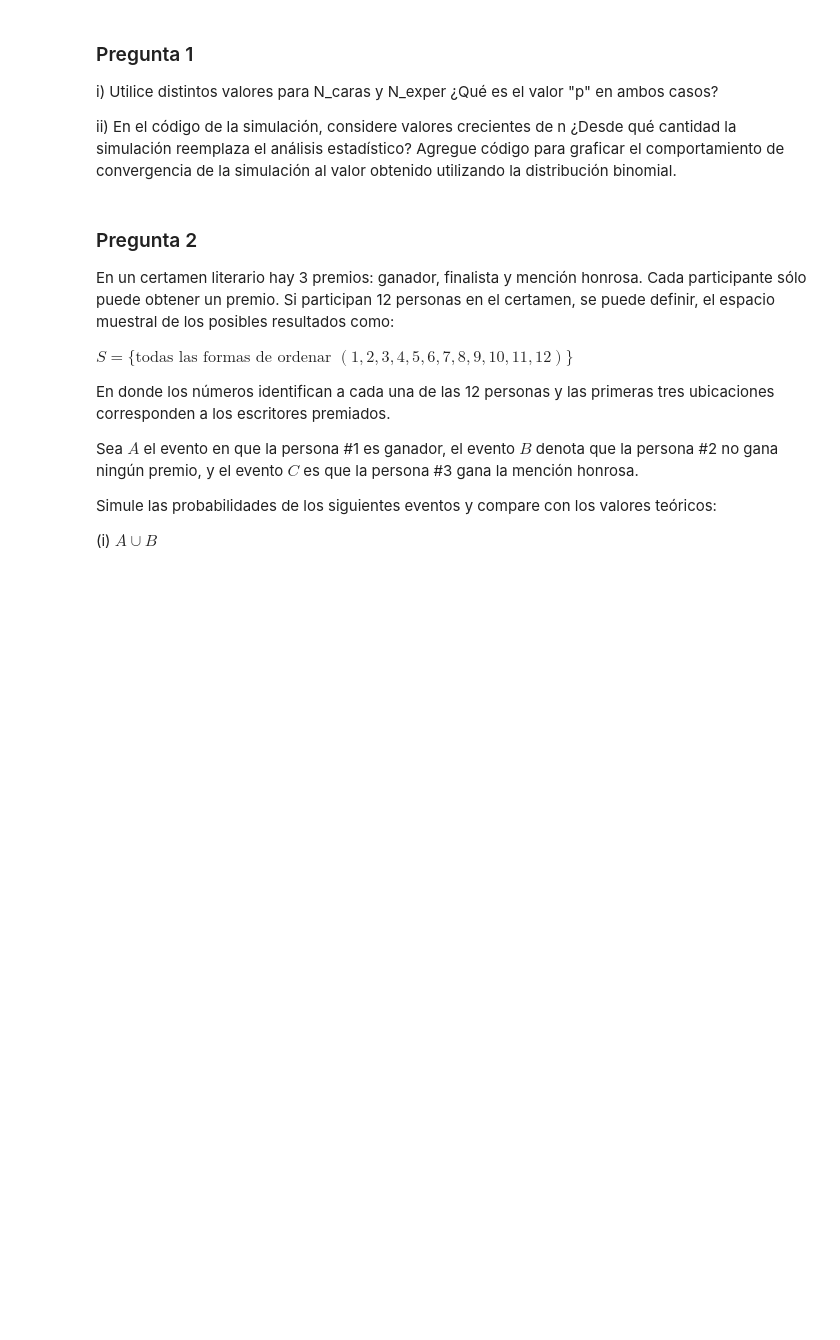
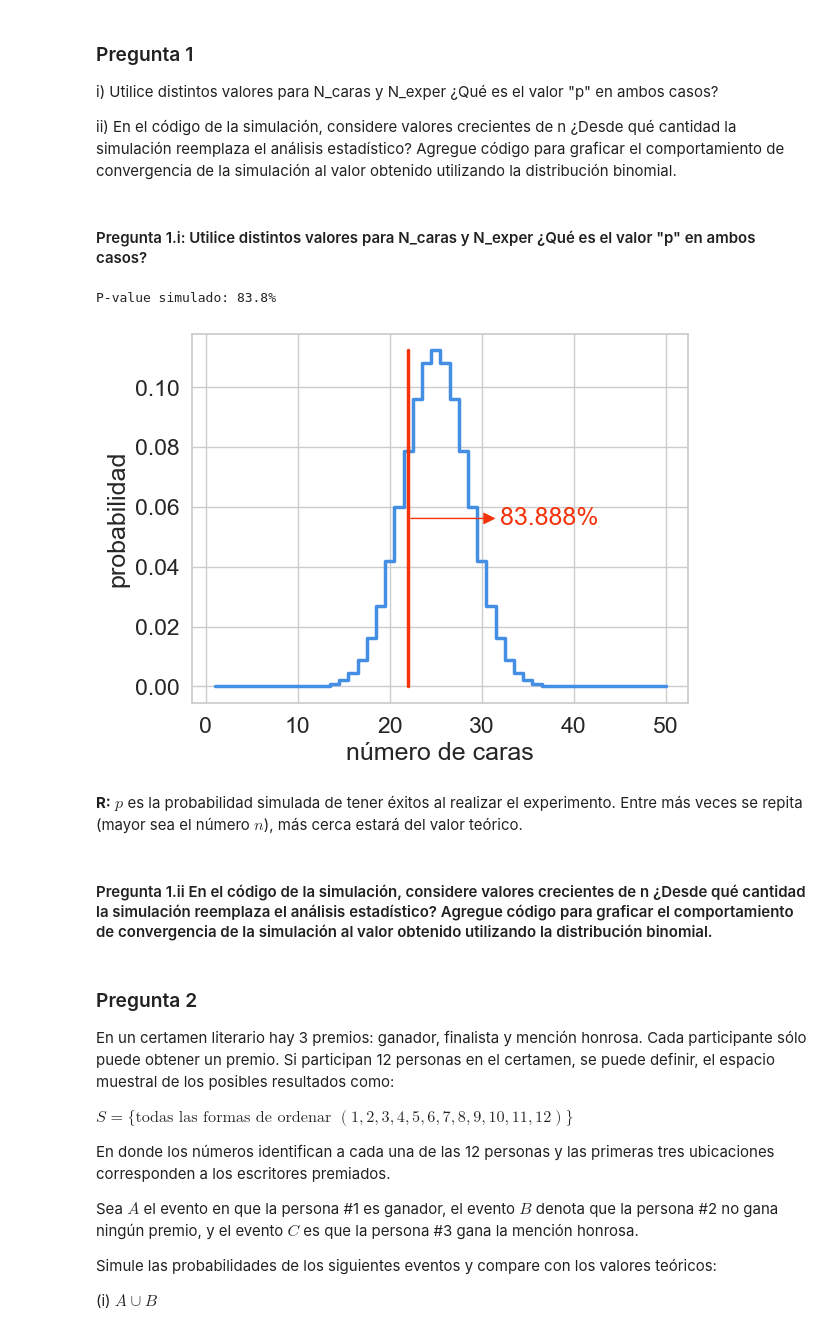
Before and after one commit to estebantejeda/INFO274, a Jupyter notebook: lab1/Laboratorio_1.ipynb, the cells around one changed output. Cells and saved outputs as stored; diff of their text form; code cells hidden in the pictures; blank space fills up the shorter version.

```diff
--- a/lab1/Laboratorio_1.ipynb
+++ b/lab1/Laboratorio_1.ipynb
@@ -116,6 +119,29 @@ P-value simulado: 83.0%
 i) Utilice distintos valores para N_caras y N_exper ¿Qué es el valor "p" en ambos casos?
 
 ii) En el código de la simulación, considere valores crecientes de n ¿Desde qué cantidad la simulación reemplaza el análisis estadístico? Agregue código para graficar el comportamiento de convergencia de la simulación al valor obtenido utilizando la distribución binomial.
+# %% [markdown]
+#### Pregunta 1.i: Utilice distintos valores para N_caras y N_exper ¿Qué es el valor "p" en ambos casos?
+# %%
+M = 0
+n = 100000  # cambie este valor.
+N_caras = 22
+N_exper = 50
+for i in range(n):
+    #genera N_exper valores aleatorios 0 o 1
+    ensayos = np.random.randint(2, size=N_exper)
+    if (ensayos.sum() >= N_caras):
+        M += 1
+p = M / n
+
+print("P-value simulado: %0.1f%%" % (p * 100))
+lanzaMoneda(N_caras,N_exper)
+# %% [output]
+P-value simulado: 83.8%
+[figure, added]
+# %% [markdown]
+__R:__ $p$ es la probabilidad simulada de tener éxitos al realizar el experimento. Entre más veces se repita (mayor sea el número $n$), más cerca estará del valor teórico.
+# %% [markdown]
+#### Pregunta 1.ii En el código de la simulación, considere valores crecientes de n ¿Desde qué cantidad la simulación reemplaza el análisis estadístico? Agregue código para graficar el comportamiento de convergencia de la simulación al valor obtenido utilizando la distribución binomial.
 # %% [markdown]
 ### Pregunta 2
 En un certamen literario hay 3 premios: ganador, finalista y mención honrosa. Cada participante sólo puede obtener un premio. Si participan 12 personas en el certamen, se puede definir, el espacio muestral de los posibles resultados como:
```
Also changed, not shown: parts of 3 cells of this notebook.
